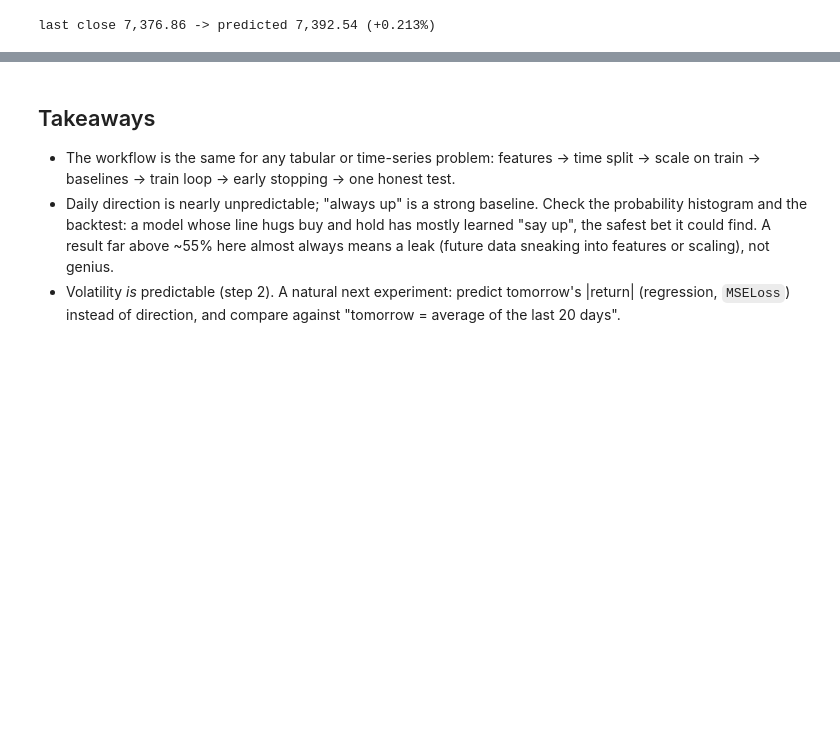
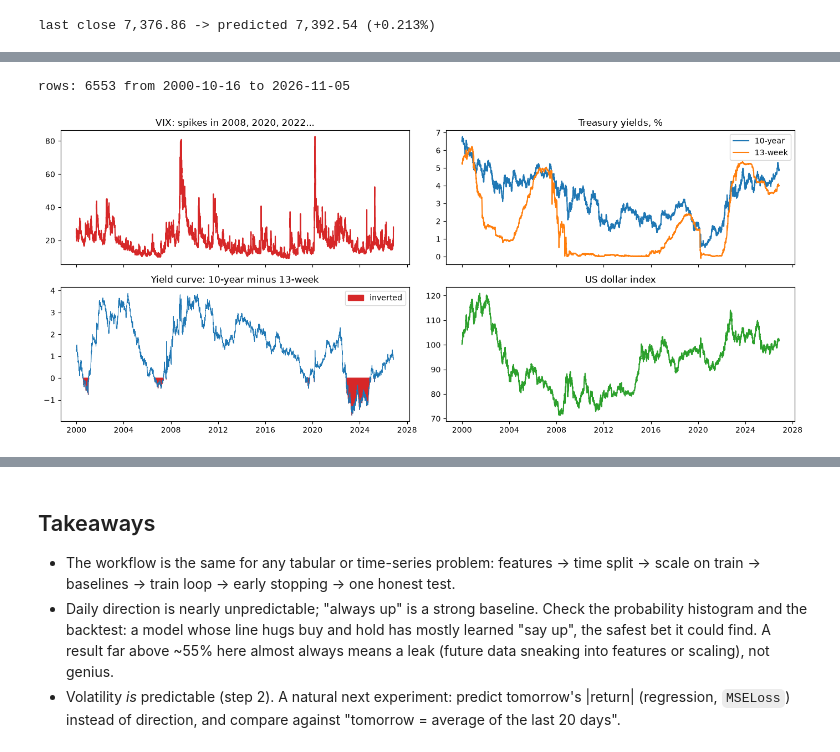
Before and after one commit to zaxovaiko/machine-learning, a Jupyter notebook: neural_networks/market_direction/market_direction.ipynb, the cells around one changed output, grey strips where cells are left out. Saved outputs shown, nothing was run; the diff lists cells and outputs as text; code cells hidden in the pictures; blank space fills up the shorter version.

Commit message:
feat: add VIX, rates and dollar features with volatility target

```diff
--- a/neural_networks/market_direction/market_direction.ipynb
+++ b/neural_networks/market_direction/market_direction.ipynb
@@ -684,0 +700,40 @@ last close 7,376.86 -> predicted 7,392.54 (+0.213%)
+# %%
+MACRO_TICKERS = {"vix": "^VIX", "tnx": "^TNX", "irx": "^IRX", "dollar": "DX-Y.NYB"}
+
+
+def make_macro(index):
+    s = {name: load(name, ticker)["Close"].reindex(index).ffill() for name, ticker in MACRO_TICKERS.items()}
+    m = pd.DataFrame(index=index)
+    m["vix"] = s["vix"]
+    m["vix_chg_5"] = np.log(s["vix"] / s["vix"].shift(5))
+    m["tnx"] = s["tnx"]
+    m["tnx_chg_5"] = s["tnx"].diff(5)
+    m["curve"] = s["tnx"] - s["irx"]  # negative = inverted curve, a classic recession warning
+    m["dollar_ret_5"] = s["dollar"].pct_change(5)
+    m["dollar_ret_20"] = s["dollar"].pct_change(20)
+    return m
+
+
+MACRO = ["vix", "vix_chg_5", "tnx", "tnx_chg_5", "curve", "dollar_ret_5", "dollar_ret_20"]
+abs_ret_20 = sp["Close"].pct_change().abs().rolling(20).mean().rename("abs_ret_20")  # volatility baseline only
+mfeats = make_features(sp["Close"]).join(make_macro(sp.index)).join(abs_ret_20).dropna()
+print("rows:", len(mfeats), "from", mfeats.index[0].date(), "to", mfeats.index[-1].date())
+
+macro_raw = make_macro(sp.index)
+fig, axes = plt.subplots(2, 2, figsize=(14, 6), sharex=True)
+axes[0, 0].plot(macro_raw.index, macro_raw["vix"], color="C3")
+axes[0, 0].set_title("VIX: spikes in 2008, 2020, 2022...")
+axes[0, 1].plot(macro_raw.index, macro_raw["tnx"], label="10-year")
+axes[0, 1].plot(macro_raw.index, macro_raw["tnx"] - macro_raw["curve"], label="13-week")
+axes[0, 1].set_title("Treasury yields, %")
+axes[0, 1].legend()
+axes[1, 0].fill_between(macro_raw.index, macro_raw["curve"], 0, where=macro_raw["curve"] < 0, color="C3", label="inverted")
+axes[1, 0].plot(macro_raw.index, macro_raw["curve"], color="C0", lw=0.8)
+axes[1, 0].set_title("Yield curve: 10-year minus 13-week")
+axes[1, 0].legend()
+axes[1, 1].plot(macro_raw.index, load("dollar", "DX-Y.NYB")["Close"].reindex(sp.index).ffill(), color="C2")
+axes[1, 1].set_title("US dollar index")
+plt.tight_layout()
+# %% [output]
+rows: 6553 from 2000-10-16 to 2026-11-05
+[figure, added]
```
Also changed, not shown: parts of 6 cells of this notebook.
